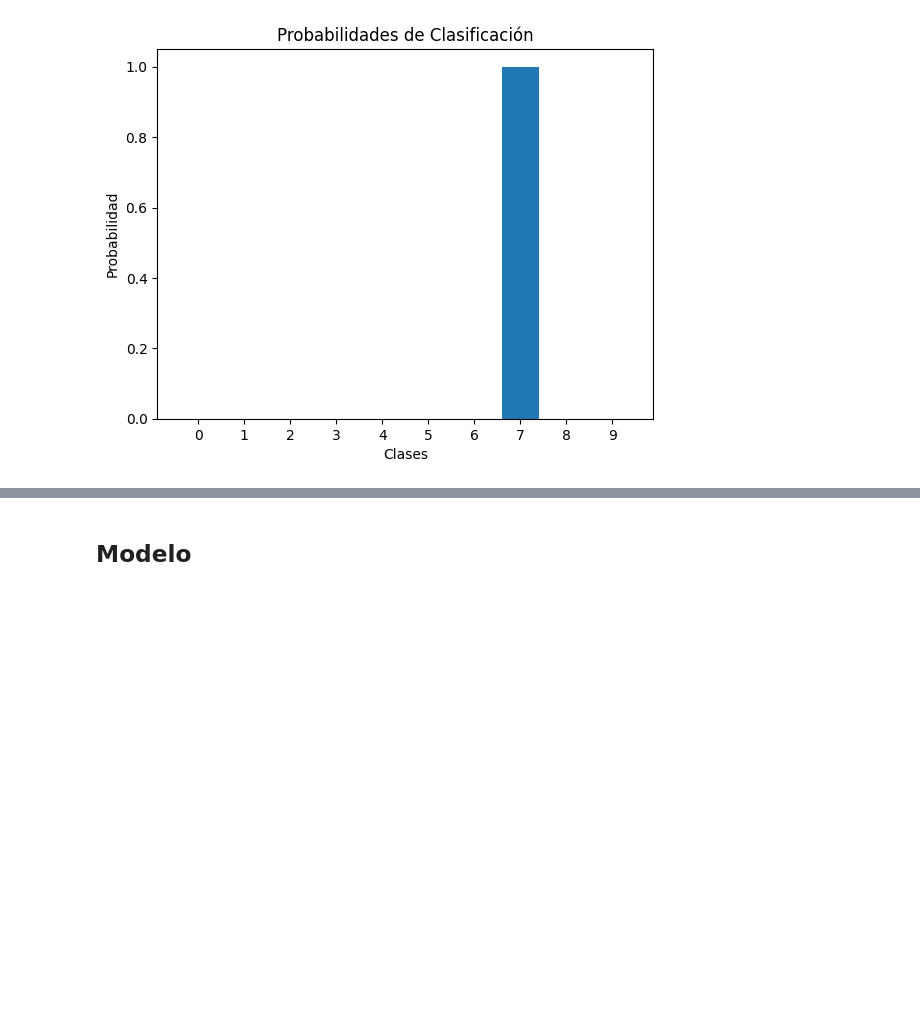
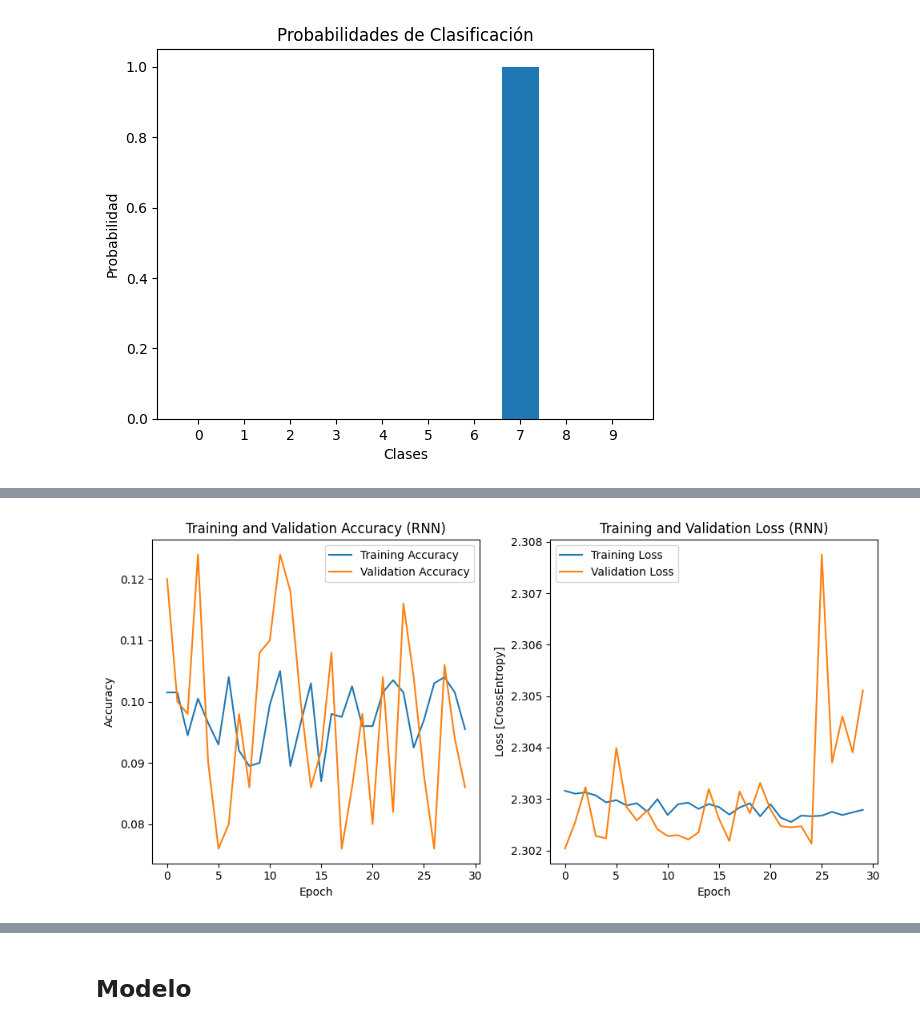
Before and after one commit to MiguelMussi/AAII_TP2, a Jupyter notebook: Problema_1.ipynb, the cells around one changed output, grey strips where cells are left out. Saved outputs shown, nothing was run; the diff lists cells and outputs as text; code cells hidden in the pictures; blank space fills up the shorter version.

```diff
--- a/Problema_1.ipynb
+++ b/Problema_1.ipynb
@@ -788,0 +747,2 @@ def make_spec_ds(ds):
+# %%
+m_muestras = 8000  # 8000 equivale a 1 segundo de archivo wav a 8 kHz
@@ -798,0 +793,4 @@ Spectrogram shape: (64, 61, 129)
+# %%
+# Batch y prefetch en los datasets de spectrogramas
+train_spectrogram_ds = train_spectrogram_ds.batch(64).prefetch(tf.data.AUTOTUNE)
+val_spectrogram_ds = val_spectrogram_ds.batch(64).prefetch(tf.data.AUTOTUNE)
@@ -798,0 +846,14 @@ Spectrogram shape: (64, 61, 129)
+# %%
+# Compilación del modelo
+model_cnlst.compile(optimizer=Adam(), loss='sparse_categorical_crossentropy', metrics=['accuracy'])
+
+# Definir callbacks
+early_stopping = EarlyStopping(monitor='val_loss', patience=5, restore_best_weights=True)
+model_checkpoint = ModelCheckpoint('best_model.h5', monitor='val_loss', save_best_only=True)
+
+# Entrenamiento del modelo RNN
+EPOCHS = 30
+print("Inicio del Entrenamiento RNN\n-------------------------")
+history_rnn = model_cnlst.fit(train_spectrogram_ds, epochs=EPOCHS,
+                          validation_data=val_spectrogram_ds)
+print("-------------------------\nFin del Entrenamiento RNN")
@@ -798,0 +878,35 @@ Spectrogram shape: (64, 61, 129)
+# %%
+# Obtener las métricas de precisión y pérdida del historial
+acc_rnn = history_rnn.history['accuracy']
+val_acc_rnn = history_rnn.history['val_accuracy']
+
+loss_rnn = history_rnn.history['loss']
+val_loss_rnn = history_rnn.history['val_loss']
+
+epochs_range_rnn = range(len(acc_rnn))  # Número de épocas
+
+# Gráficos de precisión y pérdida para la RNN
+plt.figure(figsize=(10, 5))
+
+# Gráfico de precisión
+plt.subplot(1, 2, 1)
+plt.plot(epochs_range_rnn, acc_rnn, label='Training Accuracy')
+plt.plot(epochs_range_rnn, val_acc_rnn, label='Validation Accuracy')
+plt.xlabel('Epoch')
+plt.ylabel('Accuracy')
+plt.title('Training and Validation Accuracy (RNN)')
+plt.legend()
+
+# Gráfico de pérdida
+plt.subplot(1, 2, 2)
+plt.plot(epochs_range_rnn, loss_rnn, label='Training Loss')
+plt.plot(epochs_range_rnn, val_loss_rnn, label='Validation Loss')
+plt.xlabel('Epoch')
+plt.ylabel('Loss [CrossEntropy]')
+plt.title('Training and Validation Loss (RNN)')
+plt.legend()
+
+plt.tight_layout()
+plt.show()
+# %% [output]
+[figure, added]
```
Also changed, not shown: parts of 44 cells of this notebook.
